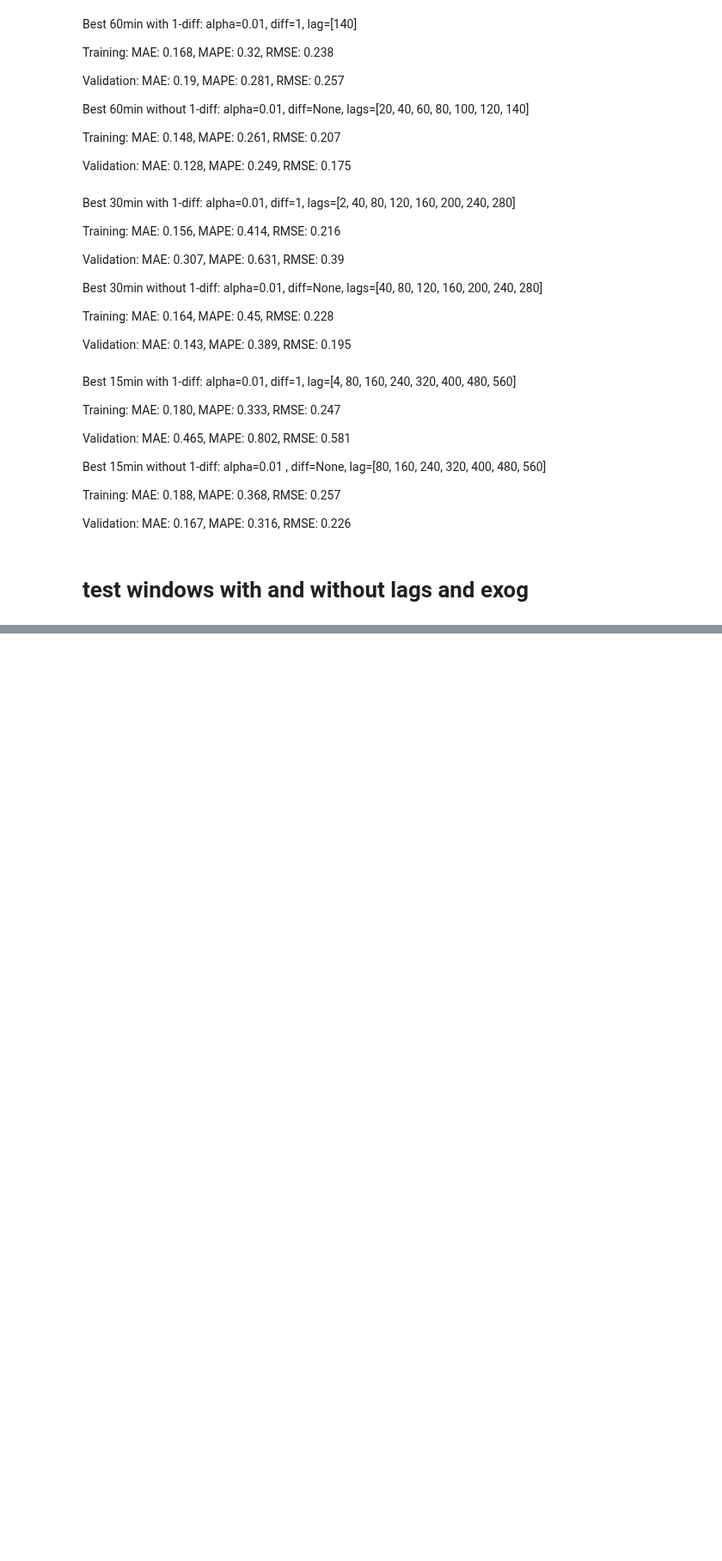
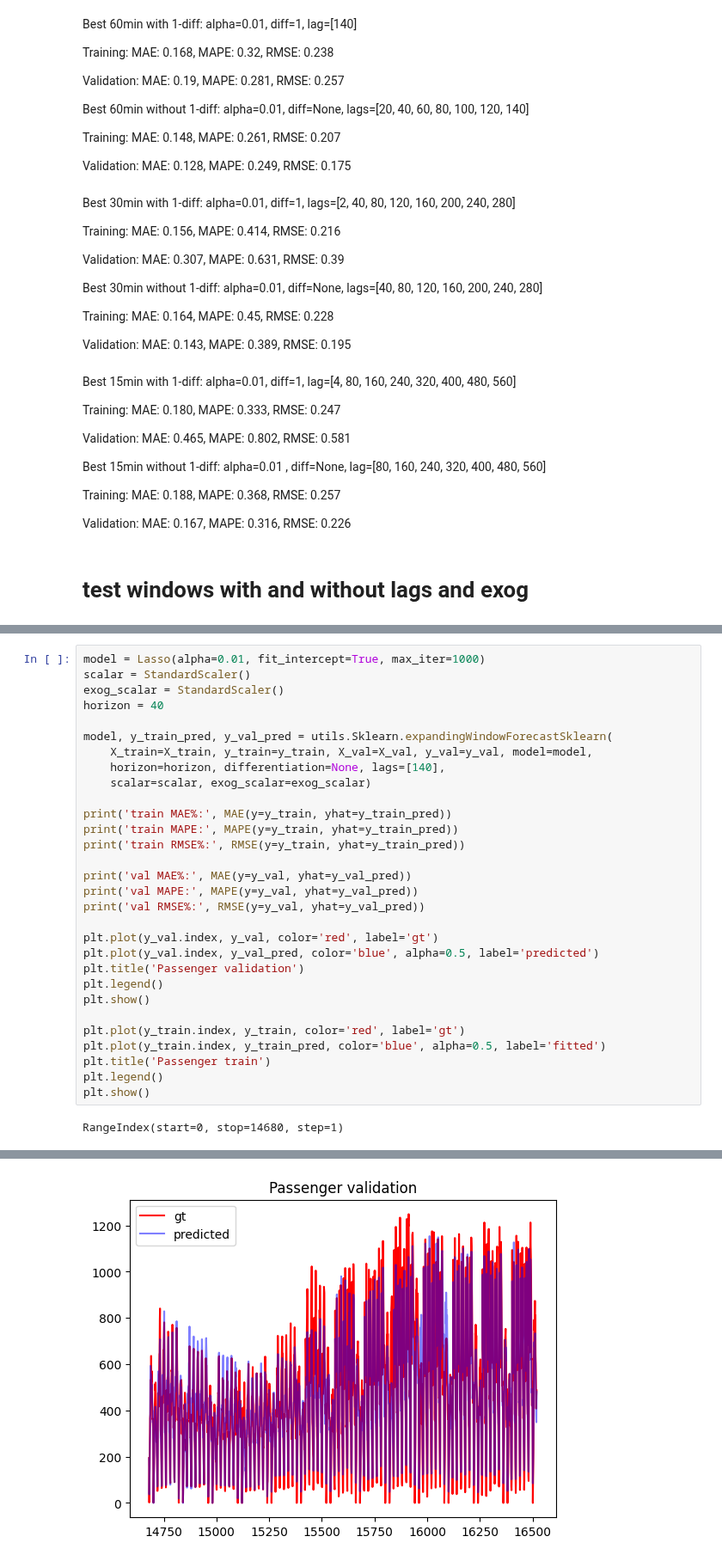
Before and after one commit to andr830g/Machine-Learning-Passenger-Forecasting, a Jupyter notebook: TimeSeriesModelling.ipynb, the cells around one changed output, grey strips where cells are left out. Shown at 86% size. Cells and saved outputs as stored; diff of their text form; blank space fills up the shorter version.

Commit message:
Added lag and exog exclusion from expanding window
Tilføjet muligheden for ikke at anvende lags eller eksogene variable for sklearn modeller med expanding window

```diff
--- a/TimeSeriesModelling.ipynb
+++ b/TimeSeriesModelling.ipynb
@@ -355,3 +355,35 @@ val MAPE: 0.253
 val RMSE%: 0.181
 [figure]
 [figure]
+# %%
+model = Lasso(alpha=0.01, fit_intercept=True, max_iter=1000)
+scalar = StandardScaler()
+exog_scalar = StandardScaler()
+horizon = 40
+
+model, y_train_pred, y_val_pred = utils.Sklearn.expandingWindowForecastSklearn(
+    X_train=X_train, y_train=y_train, X_val=X_val, y_val=y_val, model=model,
+    horizon=horizon, differentiation=None, lags=[140],
+    scalar=scalar, exog_scalar=exog_scalar)
+
+print('train MAE%:', MAE(y=y_train, yhat=y_train_pred))
+print('train MAPE:', MAPE(y=y_train, yhat=y_train_pred))
+print('train RMSE%:', RMSE(y=y_train, yhat=y_train_pred))
+
+print('val MAE%:', MAE(y=y_val, yhat=y_val_pred))
+print('val MAPE:', MAPE(y=y_val, yhat=y_val_pred))
+print('val RMSE%:', RMSE(y=y_val, yhat=y_val_pred))
+
+plt.plot(y_val.index, y_val, color='red', label='gt')
+plt.plot(y_val.index, y_val_pred, color='blue', alpha=0.5, label='predicted')
+plt.title('Passenger validation')
+plt.legend()
+plt.show()
+
+plt.plot(y_train.index, y_train, color='red', label='gt')
+plt.plot(y_train.index, y_train_pred, color='blue', alpha=0.5, label='fitted')
+plt.title('Passenger train')
+plt.legend()
+plt.show()
+# %% [output]
+RangeIndex(start=0, stop=14680, step=1)
@@ -357,0 +407 @@ val RMSE%: 0.181
+[figure, added]
```
Also changed, not shown: parts of 2 cells of this notebook, 1 other file.
